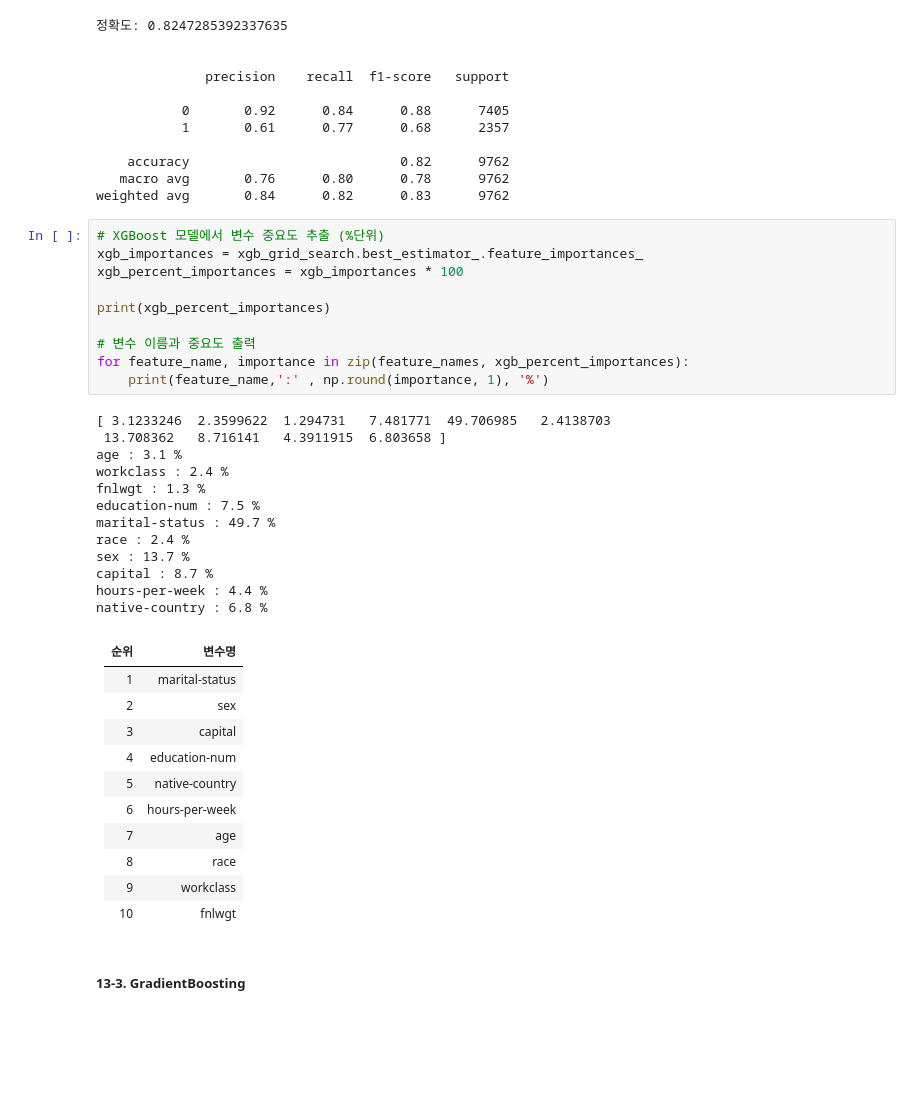
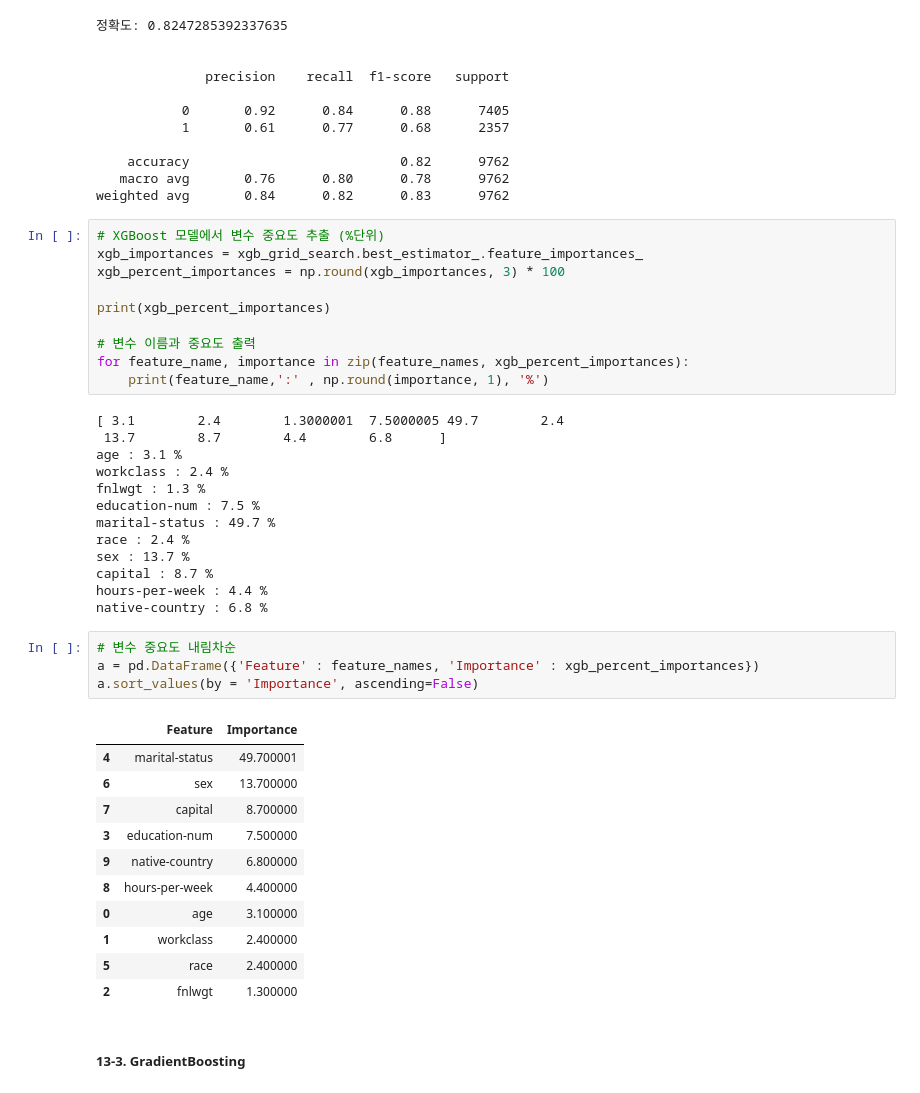
Before and after one commit to joo9810/VSCode, a Jupyter notebook: 통계적 머신러닝/기말 프로젝트 10조.ipynb, the cells around one changed output. Saved outputs shown, nothing was run; the diff lists cells and outputs as text; blank space fills up the shorter version.

```diff
--- a/통계적 머신러닝/기말 프로젝트 10조.ipynb
+++ b/통계적 머신러닝/기말 프로젝트 10조.ipynb
@@ -959,7 +966,7 @@ weighted avg       0.84      0.82      0.83      9762
 # %%
 # XGBoost 모델에서 변수 중요도 추출 (%단위)
 xgb_importances = xgb_grid_search.best_estimator_.feature_importances_
-xgb_percent_importances = xgb_importances * 100
+xgb_percent_importances = np.round(xgb_importances, 3) * 100
 
 print(xgb_percent_importances)
 
@@ -967,8 +974,8 @@ print(xgb_percent_importances)
 for feature_name, importance in zip(feature_names, xgb_percent_importances):
     print(feature_name,':' , np.round(importance, 1), '%')
 # %% [output]
-[ 3.1233246  2.3599622  1.294731   7.481771  49.706985   2.4138703
- 13.708362   8.716141   4.3911915  6.803658 ]
+[ 3.1        2.4        1.3000001  7.5000005 49.7        2.4
+ 13.7        8.7        4.4        6.8      ]
 age : 3.1 %
 workclass : 2.4 %
 fnlwgt : 1.3 %
@@ -979,19 +986,22 @@ sex : 13.7 %
 capital : 8.7 %
 hours-per-week : 4.4 %
 native-country : 6.8 %
-# %% [markdown]
-| 순위 | 변수명 |
-|-------|-------|
-| 1  | marital-status  |
-| 2  | sex  |
-| 3  | capital  |
-| 4  | education-num  |
-| 5  | native-country  |
-| 6  | hours-per-week  |
-| 7  | age  |
-| 8  | race |
-| 9  | workclass |
-| 10  | fnlwgt |
+# %%
+# 변수 중요도 내림차순
+a = pd.DataFrame({'Feature' : feature_names, 'Importance' : xgb_percent_importances})
+a.sort_values(by = 'Importance', ascending=False)
+# %% [output]
+|  | Feature | Importance |
+| 4 | marital-status | 49.700001 |
+| 6 | sex | 13.700000 |
+| 7 | capital | 8.700000 |
+| 3 | education-num | 7.500000 |
+| 9 | native-country | 6.800000 |
+| 8 | hours-per-week | 4.400000 |
+| 0 | age | 3.100000 |
+| 1 | workclass | 2.400000 |
+| 5 | race | 2.400000 |
+| 2 | fnlwgt | 1.300000 |
 # %% [markdown]
 ##### 13-3. GradientBoosting
 # %% [markdown]
```
Also changed, not shown: parts of 8 cells of this notebook.
